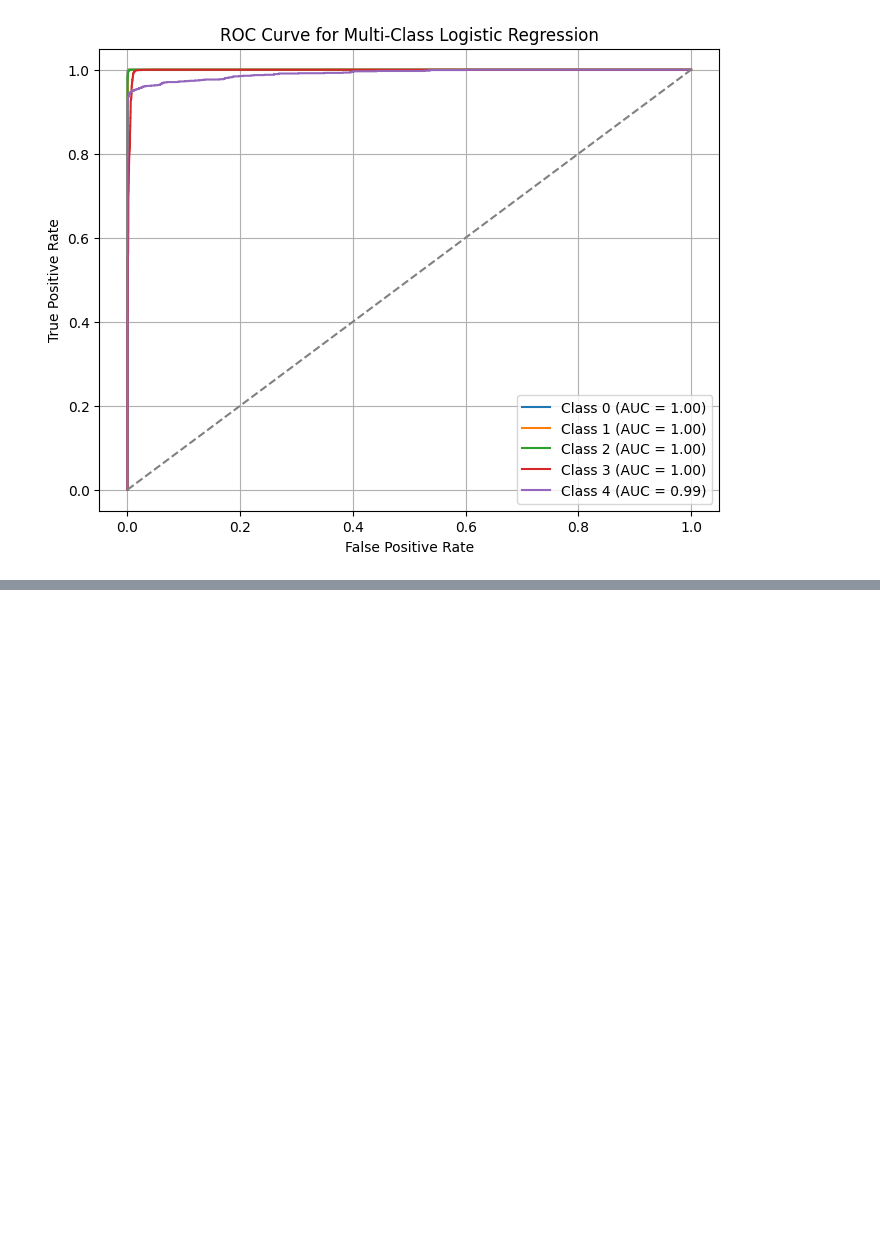
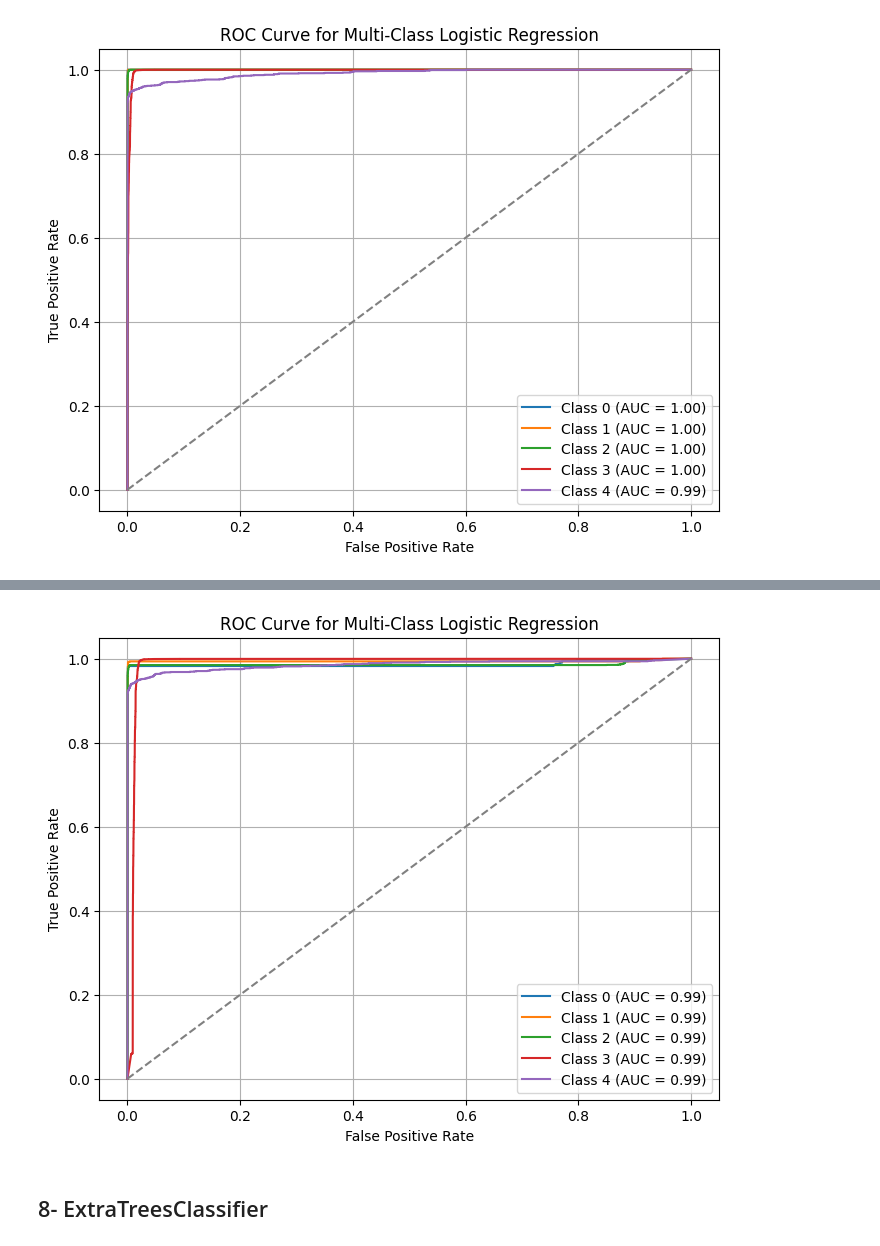
Before and after one commit to Nedal-haltam/ML-wsn-ids-ds-project, a Jupyter notebook: wsn-ids-ds-notebook.ipynb, the cells around one changed output, grey strips where cells are left out. Drawn from its saved outputs; the diff is of its cells as text; code cells hidden in the pictures; blank space fills up the shorter version.

```diff
--- a/wsn-ids-ds-notebook.ipynb
+++ b/wsn-ids-ds-notebook.ipynb
@@ -647,0 +879,2 @@ plt.show()
+# %%
+ModelLGBM.fit(DFTrainInputScaledSelected, TrainOutput.values.ravel())
@@ -647,0 +894,5 @@ plt.show()
+# %%
+ypred = ModelLGBM.predict(DFTestInputScaledSelected)
+ypredProba = ModelLGBM.predict_proba(DFTestInputScaledSelected)
+ConfusionMatrixLGBM = sklearn.metrics.confusion_matrix(TestOutput, ypred)
+ConfusionMatrixLGBM
@@ -647,0 +936,20 @@ plt.show()
+# %%
+import sklearn.metrics
+
+plt.figure(figsize=(8, 6))
+for i in range(ConfusionMatrixLGBM.shape[0]):
+    fpr_i, tpr_i, _ = sklearn.metrics.roc_curve(TestOutput == i, ypredProba[:, i])
+    auc = sklearn.metrics.roc_auc_score(TestOutput == i, ypredProba[:, i])
+    plt.plot(fpr_i, tpr_i, label=f"Class {i} (AUC = {auc:.2f})")
+
+plt.plot([0, 1], [0, 1], linestyle="--", color="gray")
+plt.xlabel("False Positive Rate")
+plt.ylabel("True Positive Rate")
+plt.title("ROC Curve for Multi-Class Logistic Regression")
+plt.legend()
+plt.grid()
+plt.show()
+# %% [output]
+[figure, added]
+# %% [markdown]
+## 8- ExtraTreesClassifier
```
Also changed, not shown: parts of 53 cells of this notebook.
